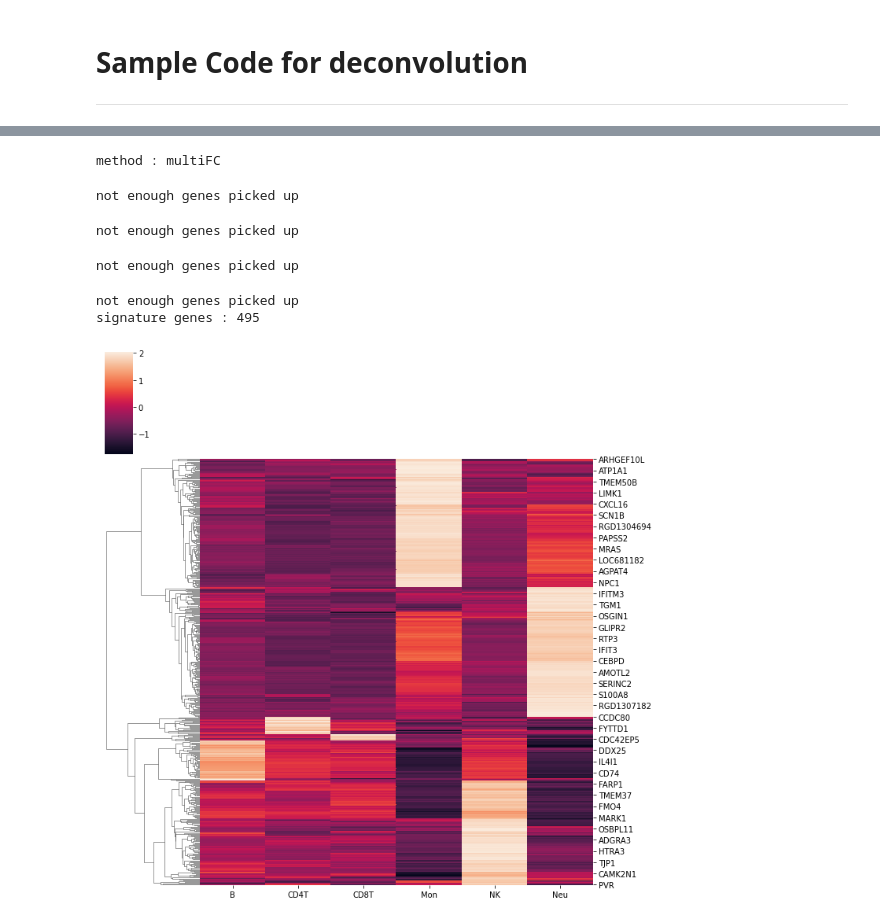
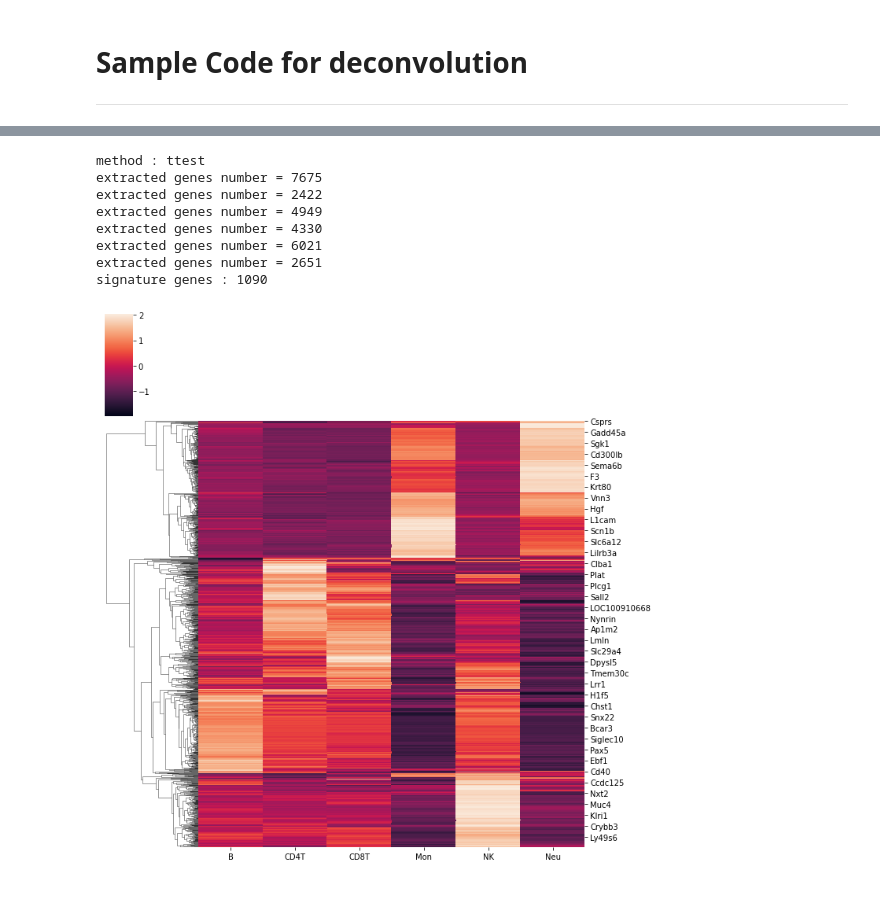
Before and after one commit to mizuno-group/deconv, a Jupyter notebook: samplecode.ipynb, the cells around one changed output, grey strips where cells are left out. Saved outputs shown, nothing was run; the diff lists cells and outputs as text; code cells hidden in the pictures; blank space fills up the shorter version.

```diff
--- a/samplecode.ipynb
+++ b/samplecode.ipynb
@@ -43,15 +36,17 @@ normalization
 # %%
-dat.deg(method="multiFC",
-        sep="_",number=150,limit_CV=1,limit_FC=1.,log2=False,q_limit=0.05,
+dat.deg(method="ttest",
+        sep="_",number=200,limit_CV=1,limit_FC=1.,log2=False,q_limit=0.05,
         plot=True)
 # %% [output]
-method : multiFC
+method : ttest
+extracted genes number = 7675
+extracted genes number = 2422
+extracted genes number = 4949
+extracted genes number = 4330
+extracted genes number = 6021
+extracted genes number = 2651
+signature genes : 1090
-not enough genes picked up
-not enough genes picked up
-not enough genes picked up
-not enough genes picked up
-signature genes : 495
-[figure, old version]
+[figure, new version]
 # %%
 dat.fit(method="elasticnet")
 # %% [output]
```
Also changed, not shown: parts of 7 cells of this notebook, 2 other files.
